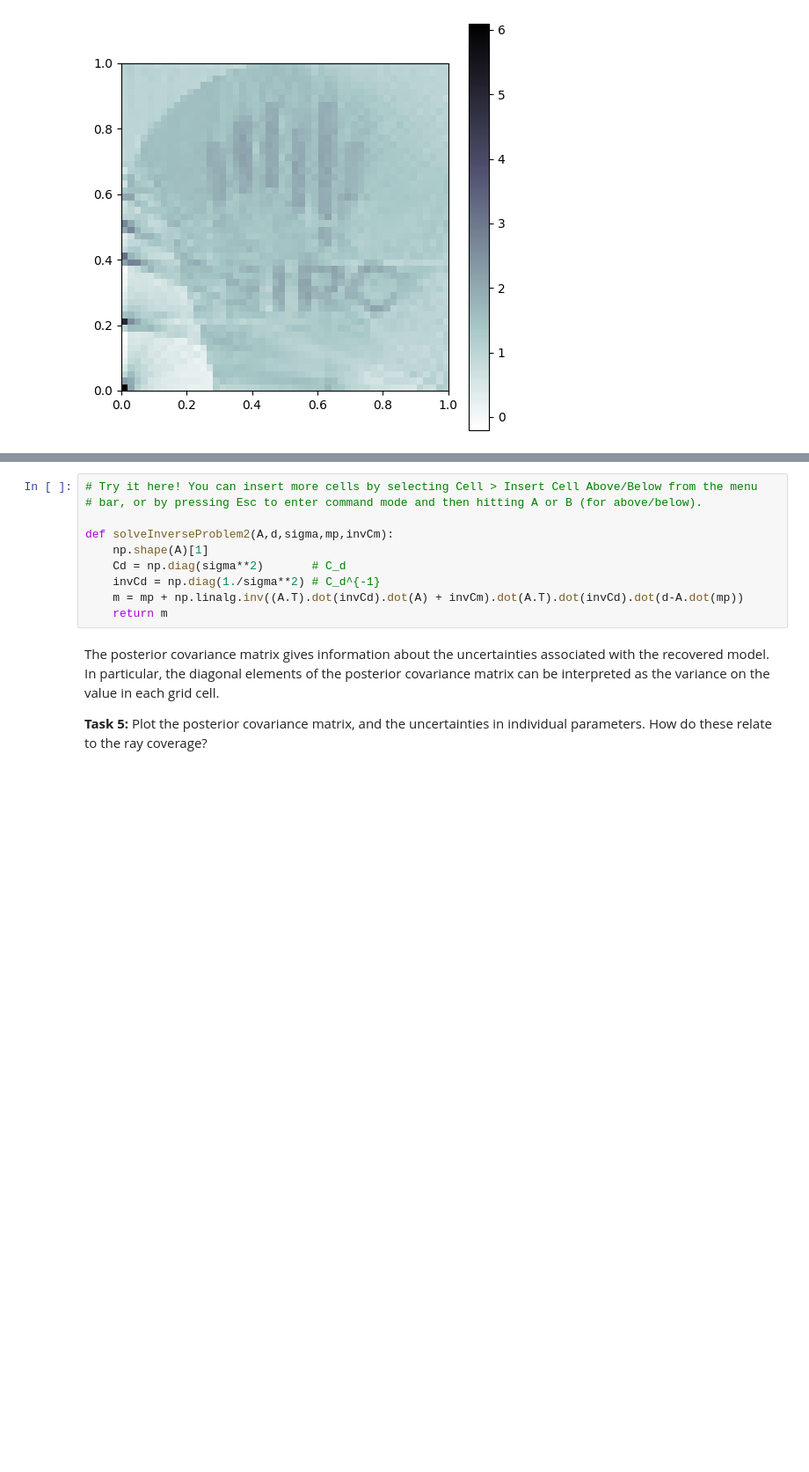
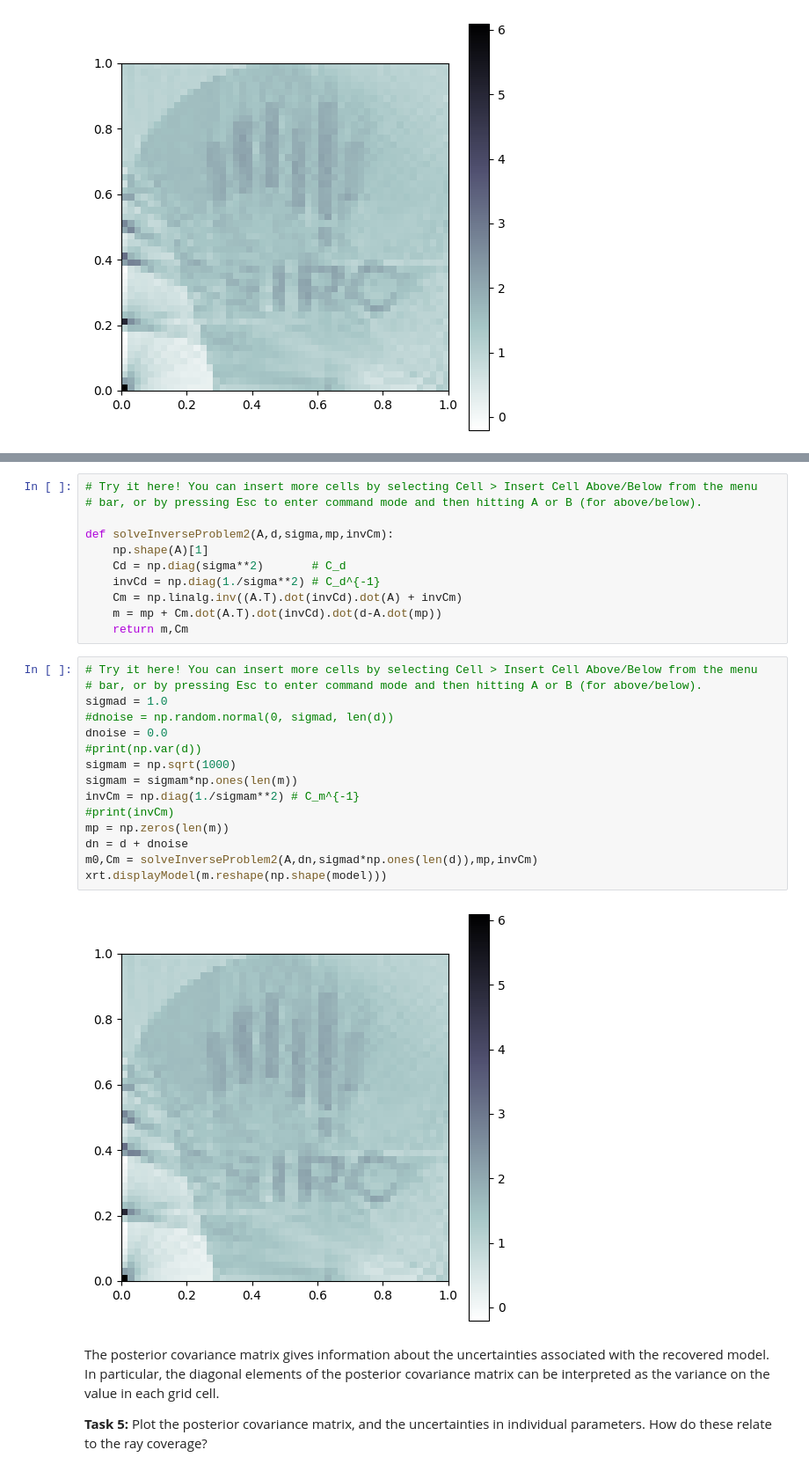
Before and after one commit to msambridge/InversionPracticals, a Jupyter notebook: Solutions/S2.2 - Resolution and uncertainty-solution.ipynb, the cells around one changed output, grey strips where cells are left out. Shown at 88% size. Saved outputs shown, nothing was run; the diff lists cells and outputs as text; blank space fills up the shorter version.

```diff
--- a/Solutions/S2.2 - Resolution and uncertainty-solution.ipynb
+++ b/Solutions/S2.2 - Resolution and uncertainty-solution.ipynb
@@ -96,8 +96,26 @@ def solveInverseProblem2(A,d,sigma,mp,invCm):
     np.shape(A)[1]
     Cd = np.diag(sigma**2)       # C_d
     invCd = np.diag(1./sigma**2) # C_d^{-1}
-    m = mp + np.linalg.inv((A.T).dot(invCd).dot(A) + invCm).dot(A.T).dot(invCd).dot(d-A.dot(mp))
-    return m
+    Cm = np.linalg.inv((A.T).dot(invCd).dot(A) + invCm)
+    m = mp + Cm.dot(A.T).dot(invCd).dot(d-A.dot(mp))
+    return m,Cm
+# %%
+# Try it here! You can insert more cells by selecting Cell > Insert Cell Above/Below from the menu
+# bar, or by pressing Esc to enter command mode and then hitting A or B (for above/below).
+sigmad = 1.0
+#dnoise = np.random.normal(0, sigmad, len(d))
+dnoise = 0.0
+#print(np.var(d))
+sigmam = np.sqrt(1000)
+sigmam = sigmam*np.ones(len(m))
+invCm = np.diag(1./sigmam**2) # C_m^{-1}
+#print(invCm)
+mp = np.zeros(len(m))
+dn = d + dnoise
+m0,Cm = solveInverseProblem2(A,dn,sigmad*np.ones(len(d)),mp,invCm)
+xrt.displayModel(m.reshape(np.shape(model)))
+# %% [output]
+[figure, added]
 # %% [markdown]
 The posterior covariance matrix gives information about the uncertainties associated with the recovered model. In particular, the diagonal elements of the posterior covariance matrix can be interpreted as the variance on the value in each grid cell.
 
```
Also changed, not shown: parts of 8 cells of this notebook, 3 other files.
